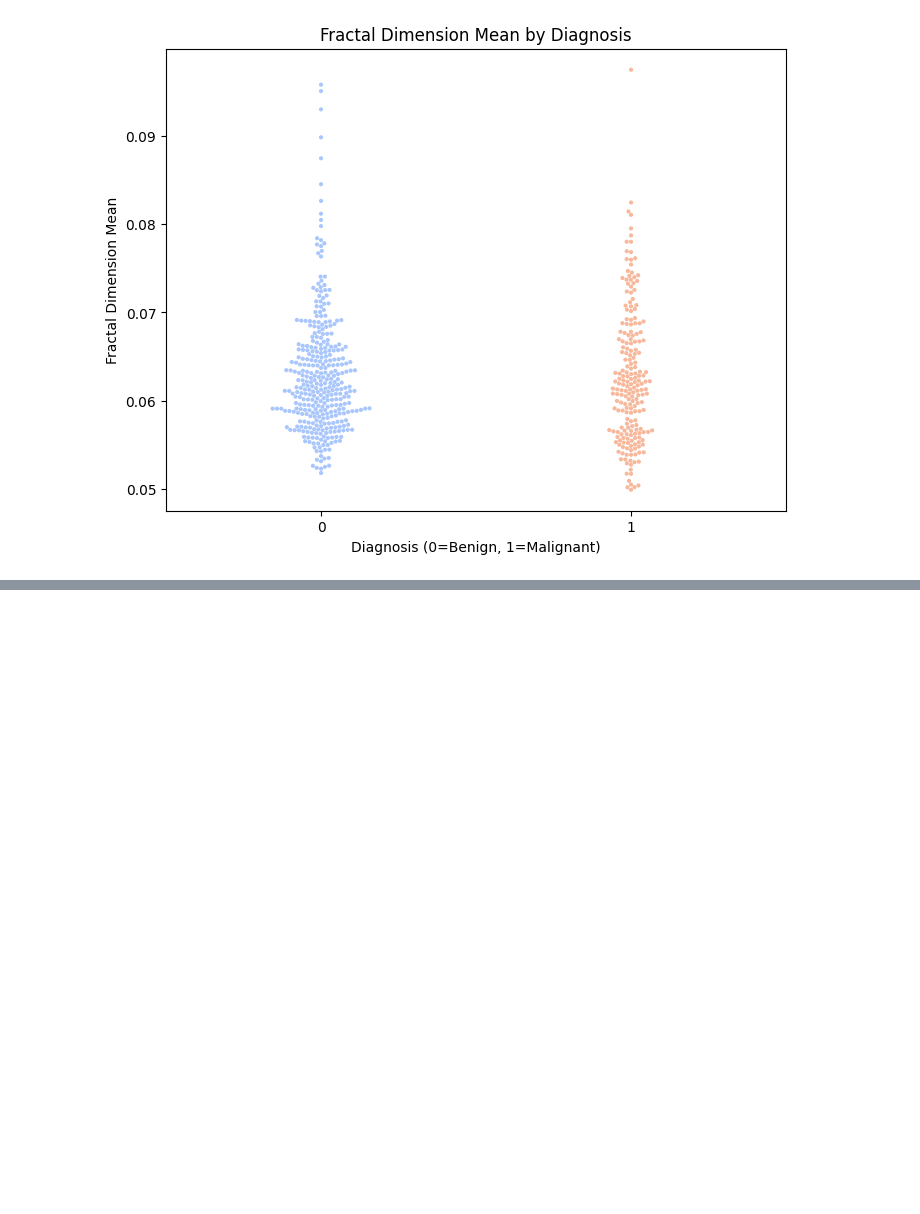
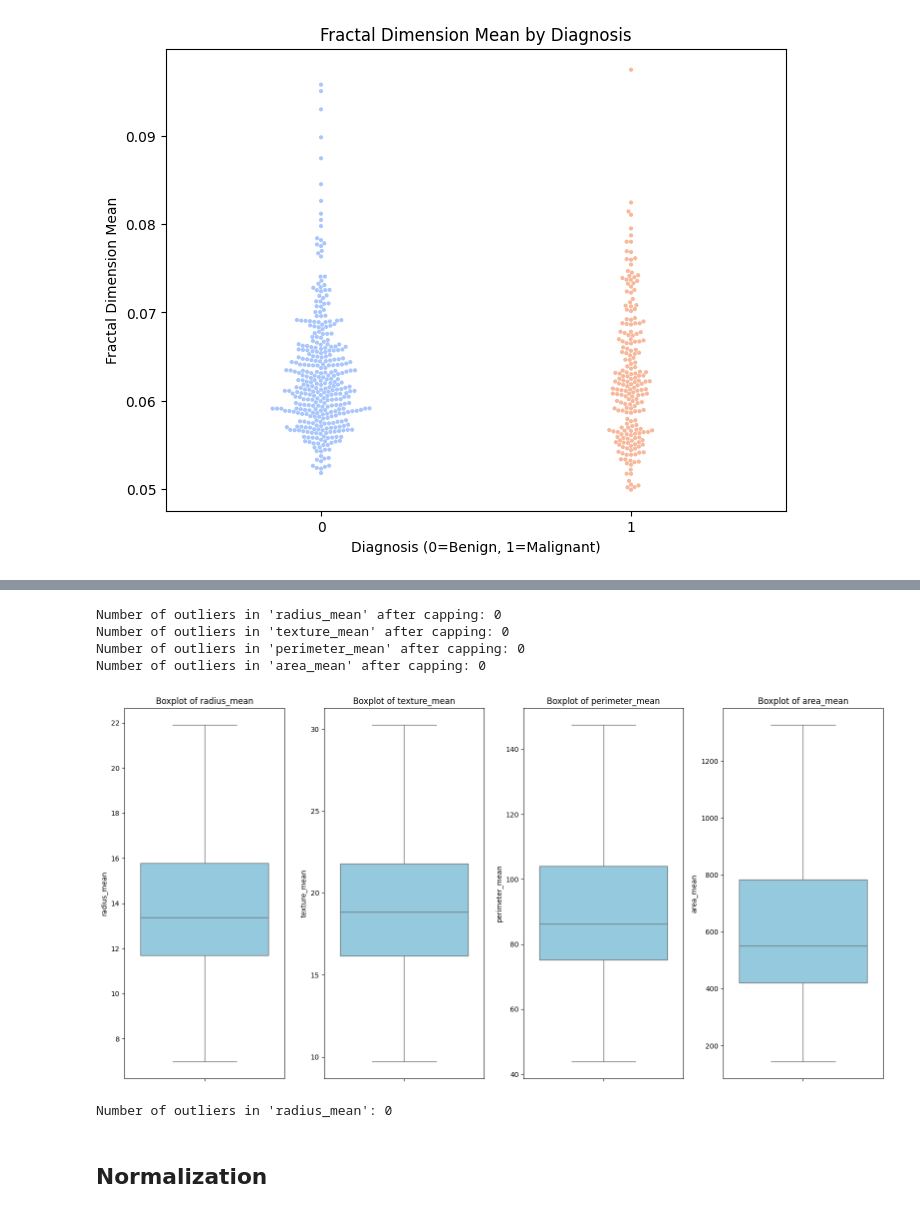
Before and after one commit to murad-02/Breast_Cancer_Detection, a Jupyter notebook: NotebookFile/BreastcancerDetection.ipynb, the cells around one changed output, grey strips where cells are left out. Drawn from its saved outputs; the diff is of its cells as text; code cells hidden in the pictures; blank space fills up the shorter version.

```diff
--- a/NotebookFile/BreastcancerDetection.ipynb
+++ b/NotebookFile/BreastcancerDetection.ipynb
@@ -225,0 +248,48 @@ Text(53.972222222222214, 0.5, 'Fractal Dimension Mean')
+# %%
+# Outlier treatment using IQR method for selected features
+features = ['radius_mean', 'texture_mean', 'perimeter_mean', 'area_mean']
+
+for feature in features:
+    Q1 = df[feature].quantile(0.25)
+    Q3 = df[feature].quantile(0.75)
+    IQR = Q3 - Q1
+    lower_bound = Q1 - 1.5 * IQR
+    upper_bound = Q3 + 1.5 * IQR
+    # Cap the outliers
+    df[feature] = np.where(df[feature] < lower_bound, lower_bound,
+                           np.where(df[feature] > upper_bound, upper_bound, df[feature]))
+
+# Check if outliers are capped
+for feature in features:
+    Q1 = df[feature].quantile(0.25)
+    Q3 = df[feature].quantile(0.75)
+    IQR = Q3 - Q1
+    outliers = df[(df[feature] < Q1 - 1.5 * IQR) | (df[feature] > Q3 + 1.5 * IQR)]
+    print(f"Number of outliers in '{feature}' after capping: {outliers.shape[0]}")
+# %% [output]
+Number of outliers in 'radius_mean' after capping: 0
+Number of outliers in 'texture_mean' after capping: 0
+Number of outliers in 'perimeter_mean' after capping: 0
+Number of outliers in 'area_mean' after capping: 0
+# %%
+# Outlier detection using boxplots for selected features
+features = ['radius_mean', 'texture_mean', 'perimeter_mean', 'area_mean']
+plt.figure(figsize=(16, 8))
+for i, feature in enumerate(features):
+    plt.subplot(1, 4, i+1)
+    sns.boxplot(y=df[feature], color='skyblue')
+    plt.title(f'Boxplot of {feature}')
+plt.tight_layout()
+plt.show()
+
+# To get outlier values for a specific feature (e.g., 'radius_mean') using IQR:
+Q1 = df['radius_mean'].quantile(0.25)
+Q3 = df['radius_mean'].quantile(0.75)
+IQR = Q3 - Q1
+outliers = df[(df['radius_mean'] < Q1 - 1.5 * IQR) | (df['radius_mean'] > Q3 + 1.5 * IQR)]
+print(f"Number of outliers in 'radius_mean': {outliers.shape[0]}")
+# %% [output]
+[figure, added]
+Number of outliers in 'radius_mean': 0
+# %% [markdown]
+## Normalization
```
Also changed, not shown: parts of 17 cells of this notebook.
